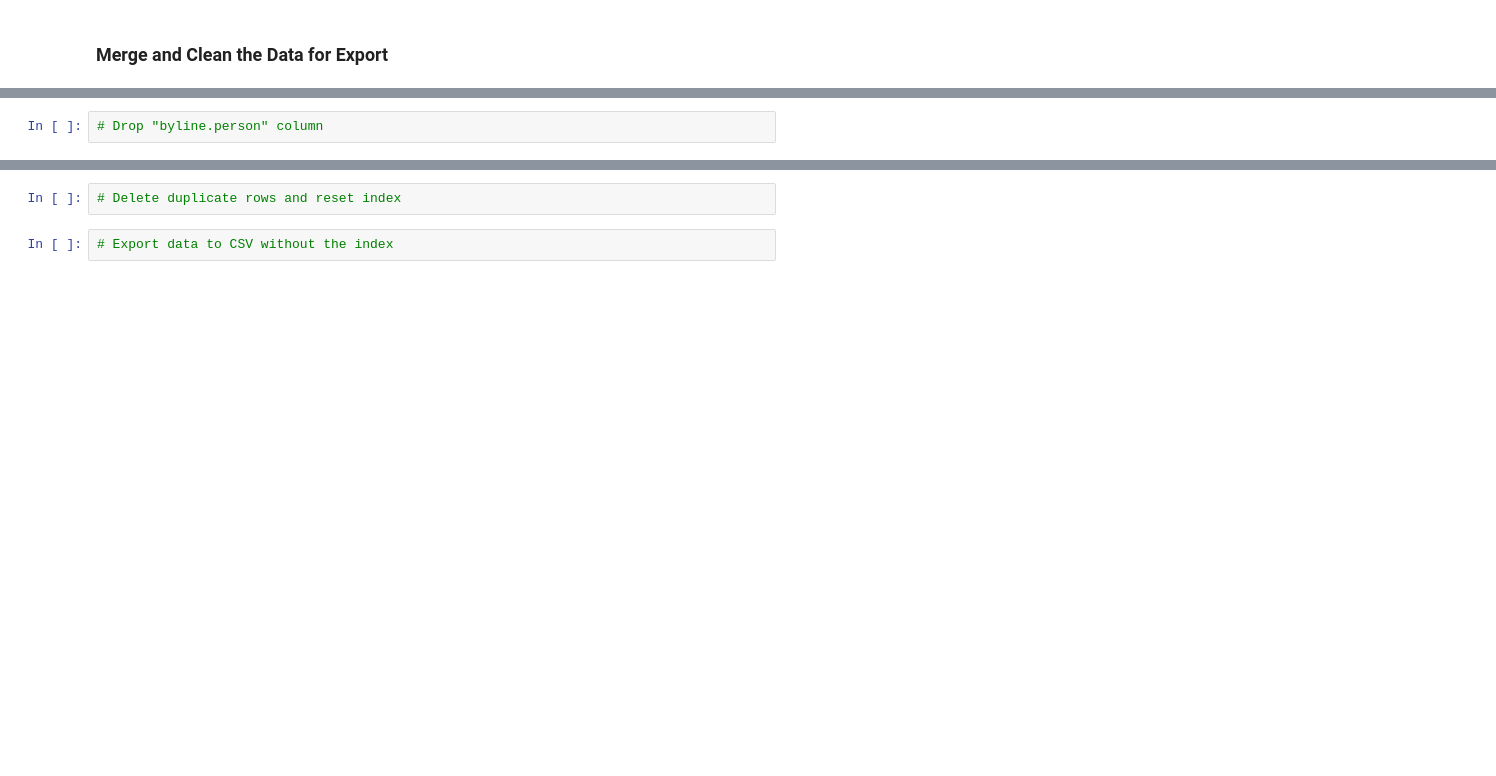
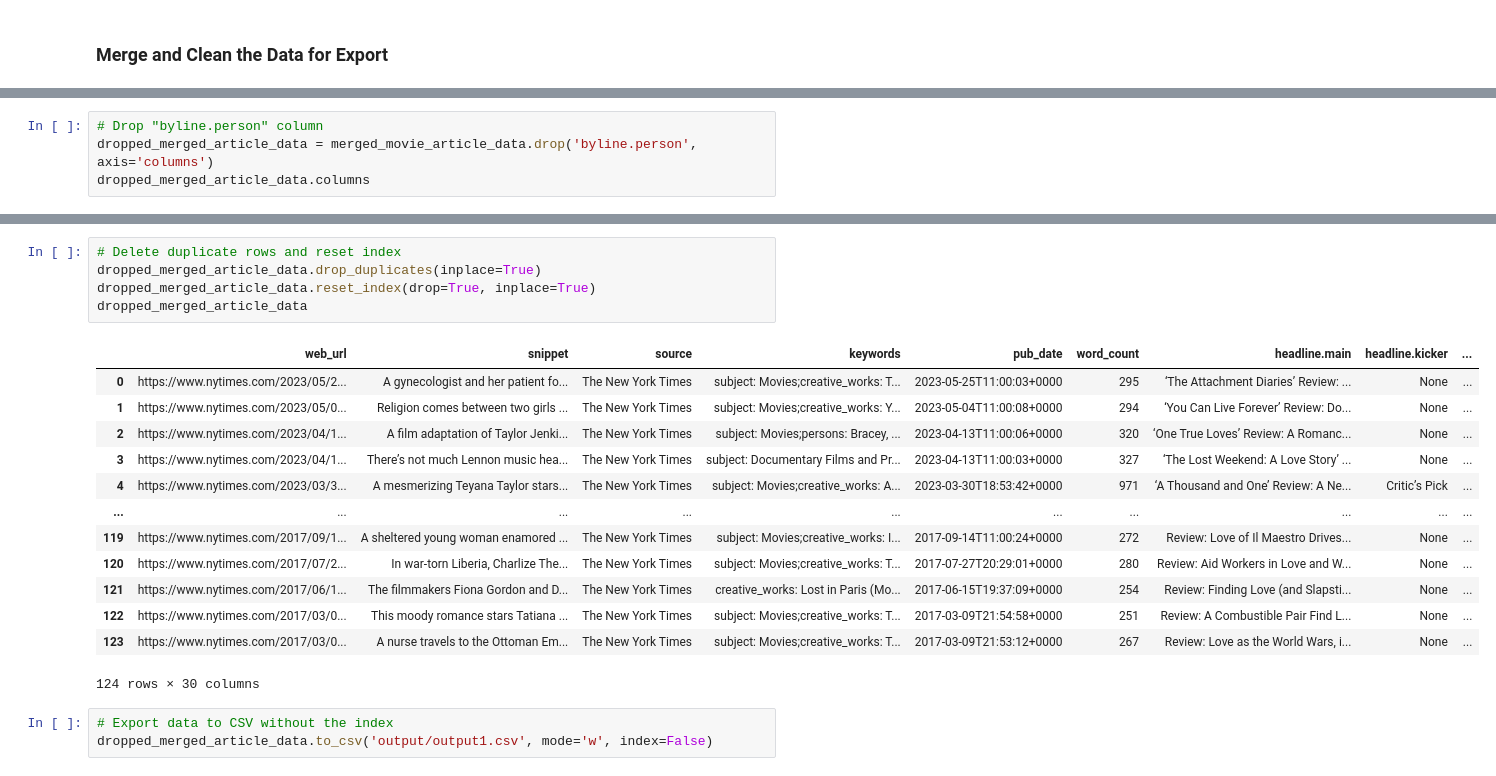
Before and after one commit to dailyinvention/data-sourcing-challenge, a Jupyter notebook: retrieve_movie_data.ipynb, the cells around one changed output, grey strips where cells are left out. Cells and saved outputs as stored; diff of their text form; blank space fills up the shorter version.

Commit message:
Finished with result output

```diff
--- a/retrieve_movie_data.ipynb
+++ b/retrieve_movie_data.ipynb
@@ -252,2 +346,4 @@ tmdb_key_string = "&api_key=" + tmdb_api_key
 # %%
 # Drop "byline.person" column
+dropped_merged_article_data = merged_movie_article_data.drop('byline.person', axis='columns')
+dropped_merged_article_data.columns
@@ -254,4 +359,22 @@ tmdb_key_string = "&api_key=" + tmdb_api_key
 # %%
 # Delete duplicate rows and reset index
+dropped_merged_article_data.drop_duplicates(inplace=True)
+dropped_merged_article_data.reset_index(drop=True, inplace=True)
+dropped_merged_article_data
+# %% [output]
+|  | web_url | snippet | source | keywords | pub_date | word_count | headline.main | headline.kicker | ... |
+| 0 | https://www.nytimes.com/2023/05/2... | A gynecologist and her patient fo... | The New York Times | subject: Movies;creative_works: T... | 2023-05-25T11:00:03+0000 | 295 | ‘The Attachment Diaries’ Review: ... | None | ... |
+| 1 | https://www.nytimes.com/2023/05/0... | Religion comes between two girls ... | The New York Times | subject: Movies;creative_works: Y... | 2023-05-04T11:00:08+0000 | 294 | ‘You Can Live Forever’ Review: Do... | None | ... |
+| 2 | https://www.nytimes.com/2023/04/1... | A film adaptation of Taylor Jenki... | The New York Times | subject: Movies;persons: Bracey, ... | 2023-04-13T11:00:06+0000 | 320 | ‘One True Loves’ Review: A Romanc... | None | ... |
+| 3 | https://www.nytimes.com/2023/04/1... | There’s not much Lennon music hea... | The New York Times | subject: Documentary Films and Pr... | 2023-04-13T11:00:03+0000 | 327 | ‘The Lost Weekend: A Love Story’ ... | None | ... |
+| 4 | https://www.nytimes.com/2023/03/3... | A mesmerizing Teyana Taylor stars... | The New York Times | subject: Movies;creative_works: A... | 2023-03-30T18:53:42+0000 | 971 | ‘A Thousand and One’ Review: A Ne... | Critic’s Pick | ... |
+| ... | ... | ... | ... | ... | ... | ... | ... | ... | ... |
+| 119 | https://www.nytimes.com/2017/09/1... | A sheltered young woman enamored ... | The New York Times | subject: Movies;creative_works: I... | 2017-09-14T11:00:24+0000 | 272 | Review: Love of Il Maestro Drives... | None | ... |
+| 120 | https://www.nytimes.com/2017/07/2... | In war-torn Liberia, Charlize The... | The New York Times | subject: Movies;creative_works: T... | 2017-07-27T20:29:01+0000 | 280 | Review: Aid Workers in Love and W... | None | ... |
+| 121 | https://www.nytimes.com/2017/06/1... | The filmmakers Fiona Gordon and D... | The New York Times | creative_works: Lost in Paris (Mo... | 2017-06-15T19:37:09+0000 | 254 | Review: Finding Love (and Slapsti... | None | ... |
+| 122 | https://www.nytimes.com/2017/03/0... | This moody romance stars Tatiana ... | The New York Times | subject: Movies;creative_works: T... | 2017-03-09T21:54:58+0000 | 251 | Review: A Combustible Pair Find L... | None | ... |
+| 123 | https://www.nytimes.com/2017/03/0... | A nurse travels to the Ottoman Em... | The New York Times | subject: Movies;creative_works: T... | 2017-03-09T21:53:12+0000 | 267 | Review: Love as the World Wars, i... | None | ... |
+124 rows × 30 columns
 # %%
 # Export data to CSV without the index
+dropped_merged_article_data.to_csv('output/output1.csv', mode='w', index=False)
```
Also changed, not shown: parts of 6 cells of this notebook, 1 other file.
